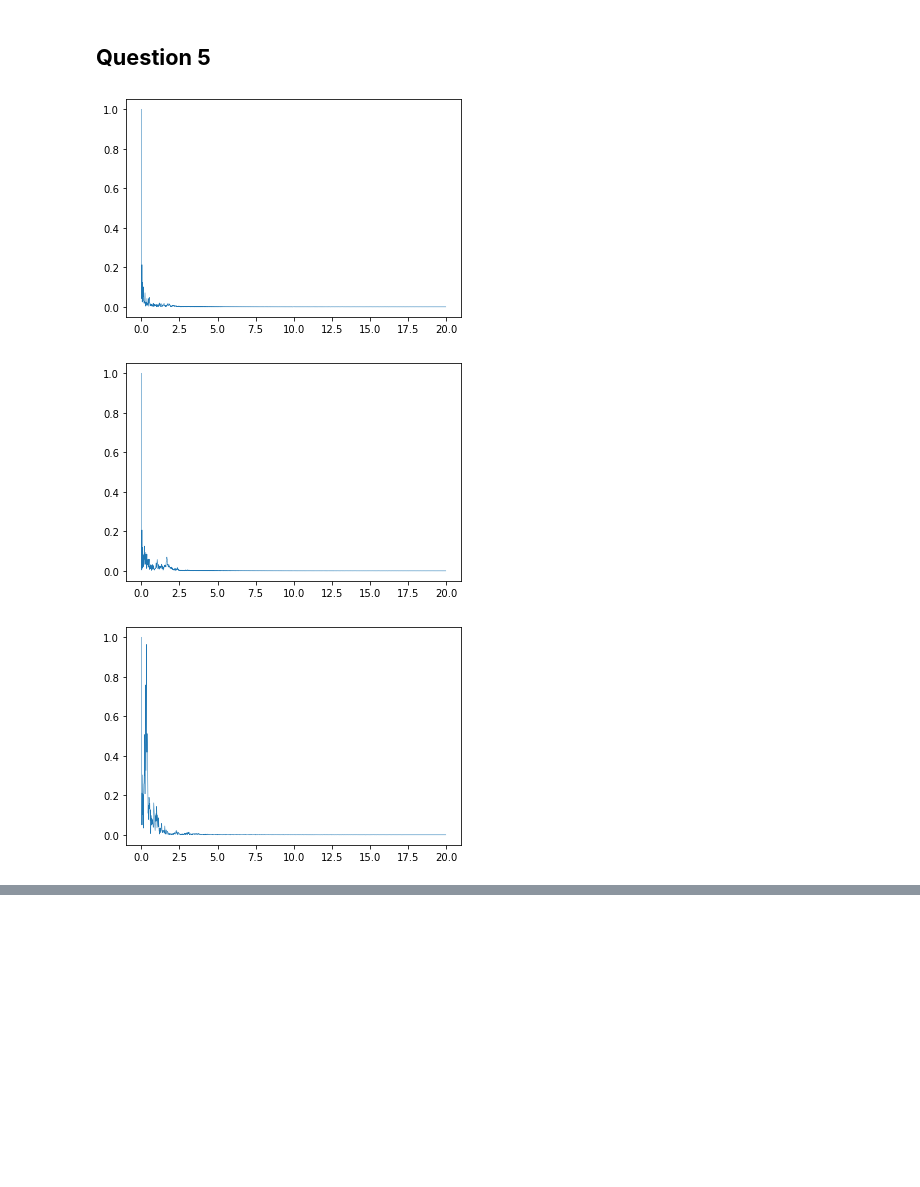
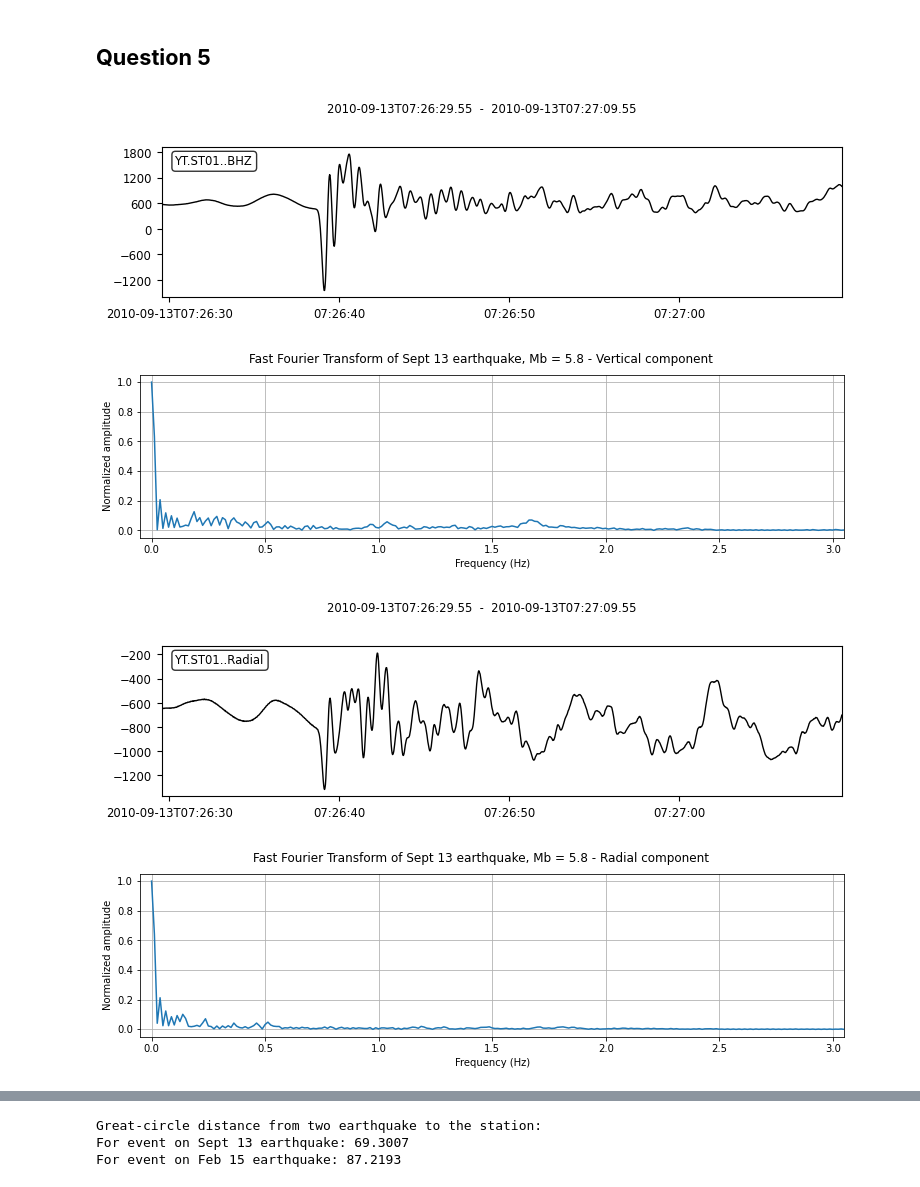
Before and after one commit to x-repos/obs, a Jupyter notebook: thapa/exam/hnguyen.ipynb, the cells around one changed output, grey strips where cells are left out. Drawn from its saved outputs; the diff is of its cells as text; code cells hidden in the pictures; blank space fills up the shorter version.

```diff
--- a/thapa/exam/hnguyen.ipynb
+++ b/thapa/exam/hnguyen.ipynb
@@ -427,26 +217,37 @@ for j in range(len(low_corner_freq)):
 # %% [markdown]
 ## **Question 5**
 # %%
-stz_sep13 = read("ST01/2010-09-13T7.15.50_ST01_BHN.SAC")
-stn_sep13 = read("ST01/2010-09-13T7.15.50_ST01_BHZ.SAC")
+stz_sep13 = read("ST01/2010-09-13T7.15.50_ST01_BHZ.SAC")
+stn_sep13 = read("ST01/2010-09-13T7.15.50_ST01_BHN.SAC")
 stz_feb15 = read("ST01/2010-02-15T21.51.50_ST01_BHZ.SAC")
+stn_sep13.traces[0].stats.starttime = stz_sep13.traces[0].stats.starttime
+stn_sep13.traces[0].stats.network = stz_sep13.traces[0].stats.network
+stn_sep13.traces[0].stats.station = stz_sep13.traces[0].stats.station
+stn_sep13.traces[0].stats.channel = "Radial"
 
-def fftplot(tr):
+def fftplot(tr, title):
     dt = tr.stats.starttime
     tr.trim(dt+15, dt + 55) # trim data (10 seconds before and 30 second after)
+    tr.plot();
     npts = tr.stats.npts
     NF=0.5/tr.stats.delta
     npts=tr.stats.npts
     fft_tr=np.fft.fftshift(np.fft.fft(tr.data, 2*npts-1))[npts-1:2*npts]
     new_delta=NF/len(fft_tr)
     freq=np.arange(len(fft_tr))*new_delta
-    plt.figure()
-    plt.plot(freq,np.abs(fft_tr)/max(np.abs(fft_tr)),linewidth=0.5)
+    plt.figure(figsize=(12.62, 3))
+    plt.xlim([-0.05, 3.05])
+    plt.grid()
+    plt.plot(freq,np.abs(fft_tr)/max(np.abs(fft_tr)), color='tab:blue')
+    plt.suptitle(title)
+    plt.xlabel("Frequency (Hz)")
+    plt.ylabel("Normalized amplitude")
 
-fftplot(stz_sep13.traces[0])
-fftplot(stn_sep13.traces[0])
-fftplot(stz_feb15.traces[0])
+fftplot(stz_sep13.traces[0], 'Fast Fourier Transform of Sept 13 earthquake, Mb = 5.8 - Vertical component')
+fftplot(stn_sep13.traces[0], 'Fast Fourier Transform of Sept 13 earthquake, Mb = 5.8 - Radial component')
+fftplot(stz_feb15.traces[0], 'Fast Fourier Transform of Feb 15 earthquake,  Mb = 6.2 - Vertical component')
 # %% [output]
-[figure, old version]
+[figure, new version]
-[figure, old version]
+[figure, new version]
-[figure, old version]
+[figure, new version]
+[figure, added]
@@ -452,0 +256,8 @@ fftplot(stz_feb15.traces[0])
+# %%
+print("Great-circle distance from two earthquake to the station:")
+print("For event on Sept 13 earthquake:", stz_sep13.traces[0].stats.sac.gcarc)
+print("For event on Feb 15 earthquake:", stz_feb15.traces[0].stats.sac.gcarc)
+# %% [output]
+Great-circle distance from two earthquake to the station:
+For event on Sept 13 earthquake: 69.3007
+For event on Feb 15 earthquake: 87.2193
```
Also changed, not shown: parts of 9 cells of this notebook.
